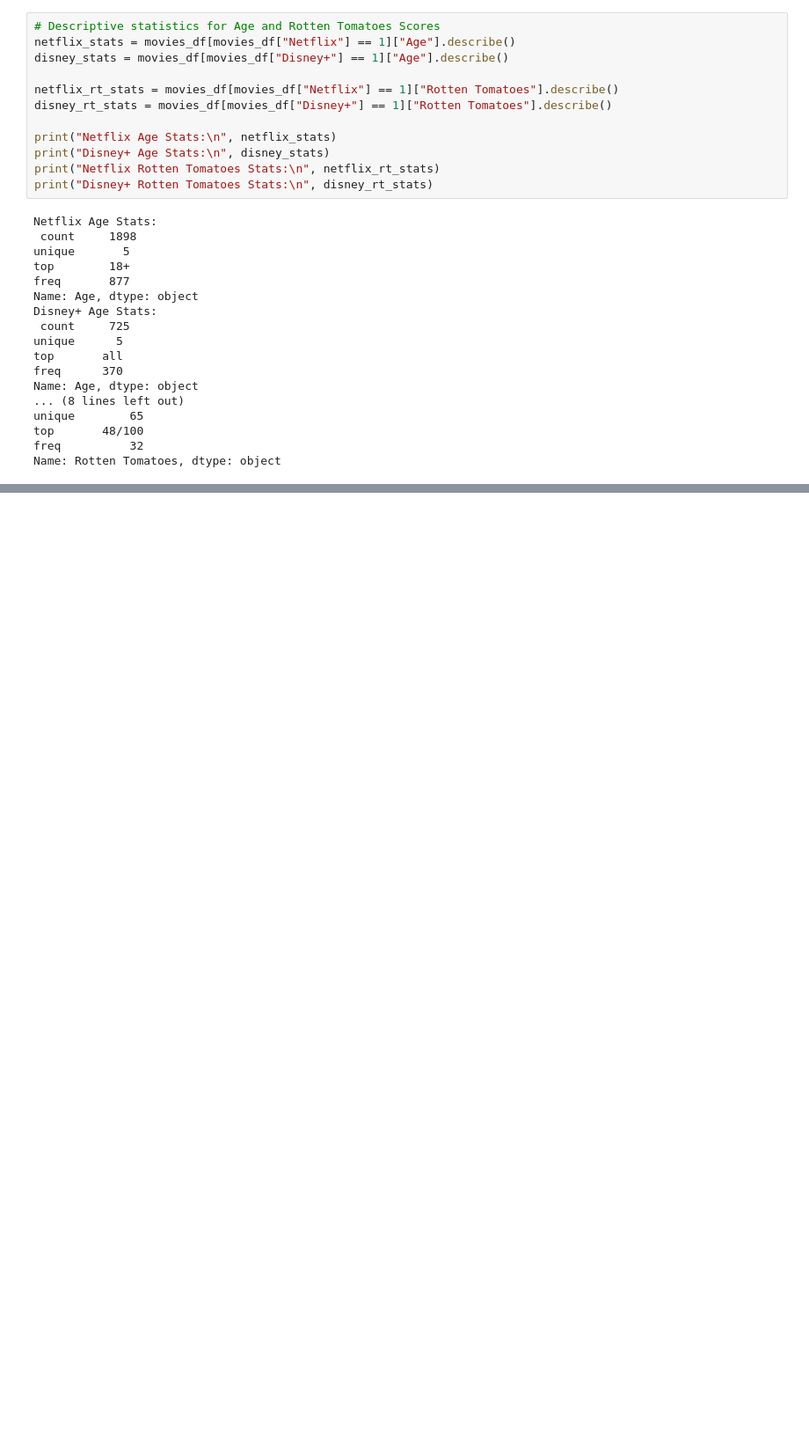
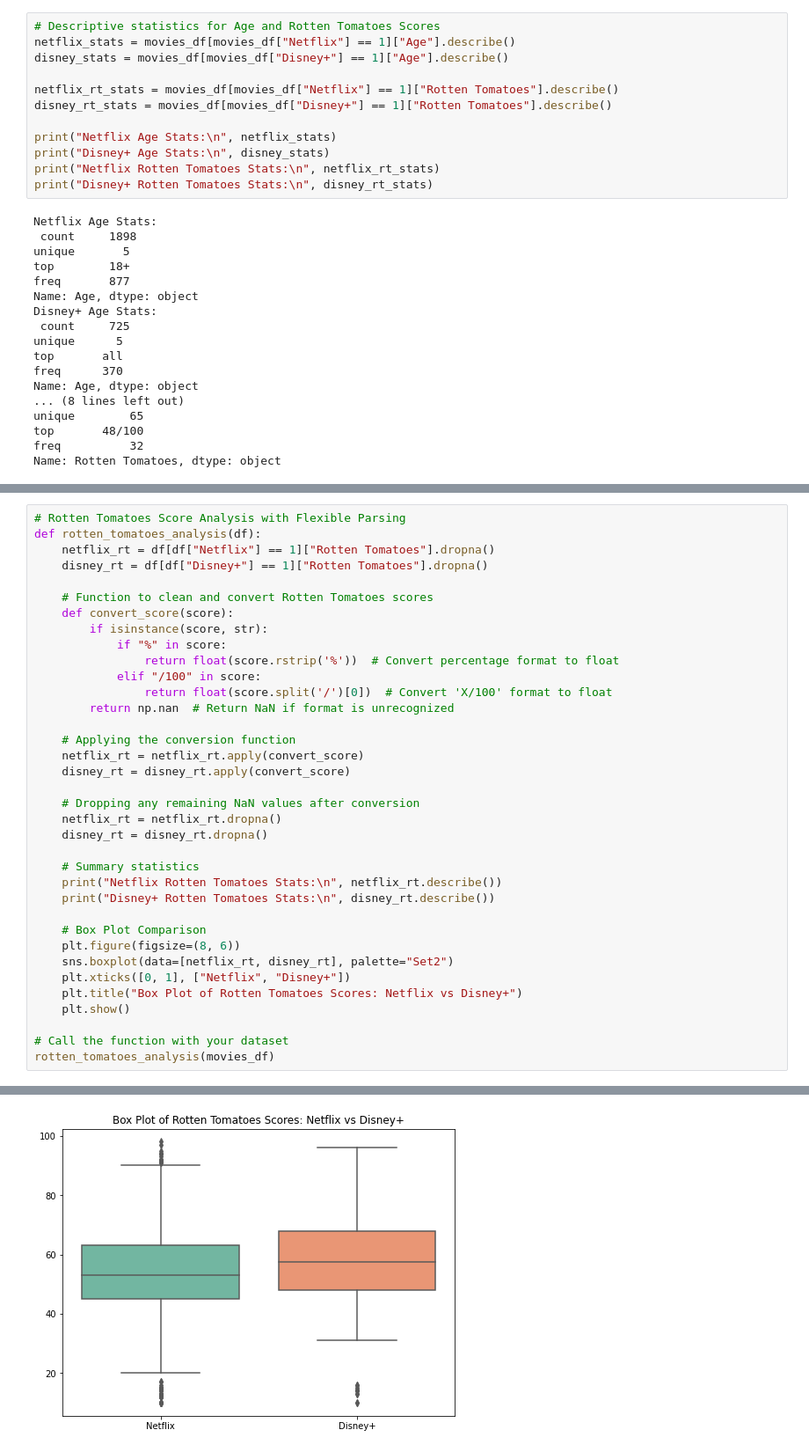
Before and after one commit to vishnukoyyada/Application-Report, a Jupyter notebook: Application.ipynb, the cells around one changed output, grey strips where cells are left out. Shown at 88% size. Cells and saved outputs as stored; diff of their text form; blank space fills up the shorter version.

```diff
--- a/Application.ipynb
+++ b/Application.ipynb
@@ -200,0 +239,37 @@ Name: Rotten Tomatoes, dtype: object
+# %%
+# Rotten Tomatoes Score Analysis with Flexible Parsing
+def rotten_tomatoes_analysis(df):
+    netflix_rt = df[df["Netflix"] == 1]["Rotten Tomatoes"].dropna()
+    disney_rt = df[df["Disney+"] == 1]["Rotten Tomatoes"].dropna()
+
+    # Function to clean and convert Rotten Tomatoes scores
+    def convert_score(score):
+        if isinstance(score, str):
+            if "%" in score:
+                return float(score.rstrip('%'))  # Convert percentage format to float
+            elif "/100" in score:
+                return float(score.split('/')[0])  # Convert 'X/100' format to float
+        return np.nan  # Return NaN if format is unrecognized
+
+    # Applying the conversion function
+    netflix_rt = netflix_rt.apply(convert_score)
+    disney_rt = disney_rt.apply(convert_score)
+
+    # Dropping any remaining NaN values after conversion
+    netflix_rt = netflix_rt.dropna()
+    disney_rt = disney_rt.dropna()
+
+    # Summary statistics
+    print("Netflix Rotten Tomatoes Stats:\n", netflix_rt.describe())
+    print("Disney+ Rotten Tomatoes Stats:\n", disney_rt.describe())
+
+    # Box Plot Comparison
+    plt.figure(figsize=(8, 6))
+    sns.boxplot(data=[netflix_rt, disney_rt], palette="Set2")
+    plt.xticks([0, 1], ["Netflix", "Disney+"])
+    plt.title("Box Plot of Rotten Tomatoes Scores: Netflix vs Disney+")
+    plt.show()
+
+# Call the function with your dataset
+rotten_tomatoes_analysis(movies_df)
+# %% [output]
@@ -200,0 +296 @@ Name: Rotten Tomatoes, dtype: object
+[figure, added]
```
Also changed, not shown: parts of 9 cells of this notebook.
